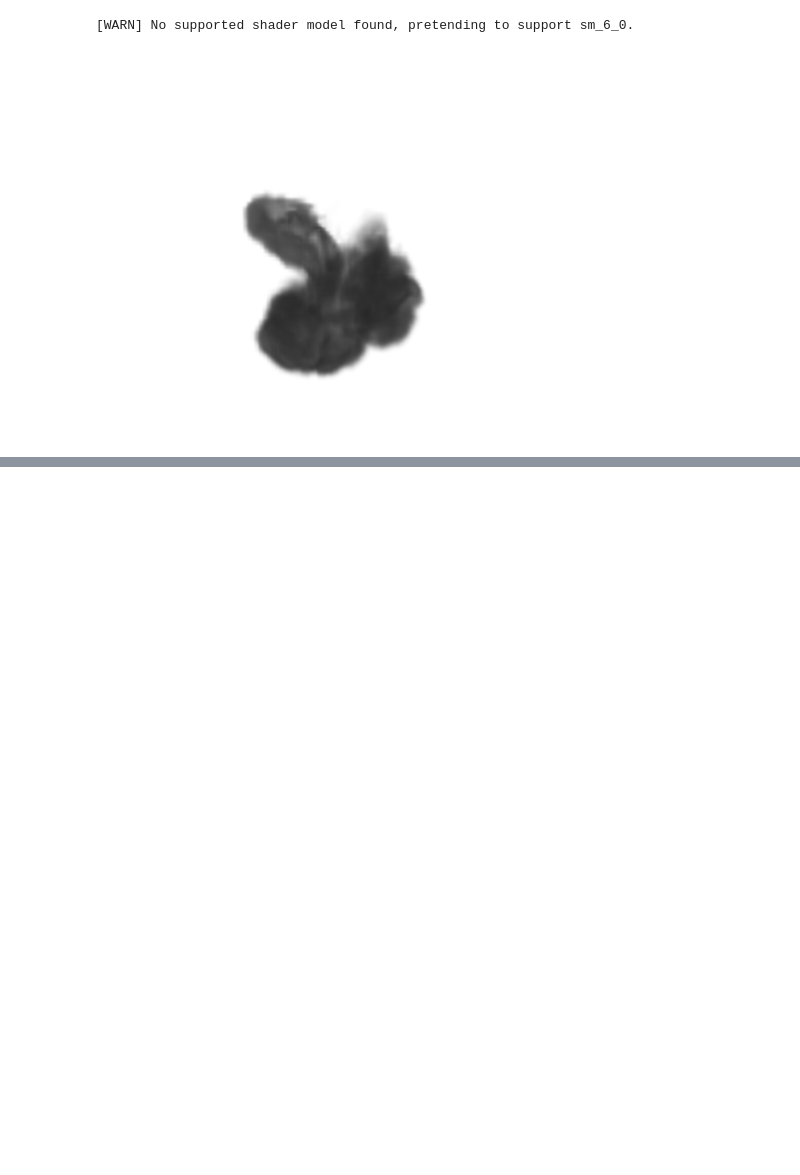
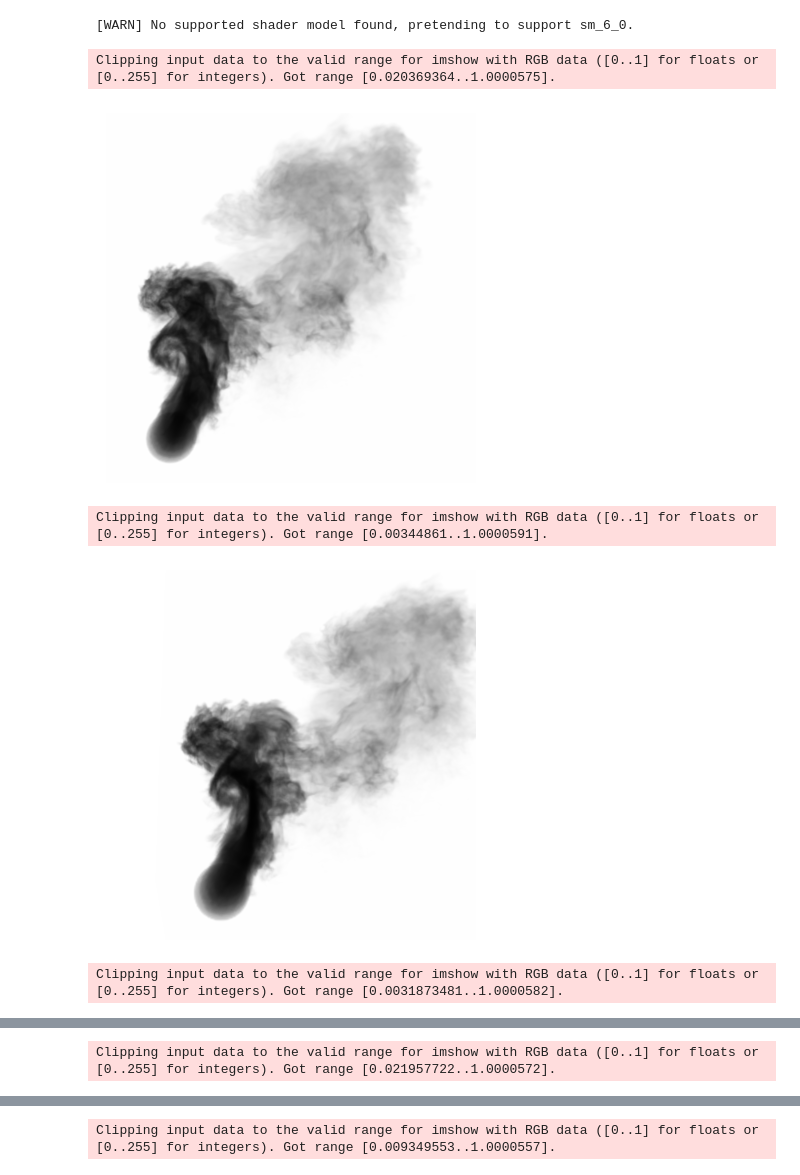
Before and after one commit to scottdmilner/cs231n-final-project, a Jupyter notebook: testing1.ipynb, the cells around one changed output, grey strips where cells are left out. Cells and saved outputs as stored; diff of their text form; code cells hidden in the pictures; blank space fills up the shorter version.

```diff
--- a/testing1.ipynb
+++ b/testing1.ipynb
@@ -33,43 +34,53 @@ renderer = Renderer(
     render_modules=renderer_modules
 )
 renderer.sqrt_spp = 1
-renderer._ambientColor = glm.vec4(0.0, 0.0, 0.0, 0.0)
-# Create camera
-camera = PerspectiveCamera()
+renderer._ambientColor = glm.vec4(1.0, 1.0, 1.0, 1.0)
 # %%
 from cs231nfinal.data import DatasetID, DataSet
 import numpy as np
 from openvdb import FloatGrid
 
-dataset = DataSet.Get(DatasetID.SMOKE_LOWRES)
+dataset = DataSet.Get(DatasetID.SMOKE_MIDRES)
 
 data_array = np.zeros(dataset.resolution)
-grid = dataset.get_grid("density", frame=80, type=FloatGrid)
-grid.copyToArray(data_array, ijk=(0,0,0))
+grid = dataset.get_grid("density", frame=70, type=FloatGrid)
+# dataset = DataSet.Get(DatasetID.TORUS)
+# data_array = np.zeros(dataset.resolution)
+# grid = dataset.get_grid("density", frame=1, type=FloatGrid)
+
+grid.copyToArray(data_array, ijk=grid.evalLeafBoundingBox()[0])
+min, max = grid.evalMinMax()
+data_array = 0.5 * ((data_array + min) / (max - min))
 # %%
 dense_volume = DenseVolume(
     name="volume",
-    data=np.broadcast_to(
-        data_array[:,:,:,np.newaxis],
-        (*dataset.resolution, 4)
+    data=np.stack(
+        3 * [np.zeros(dataset.resolution)] + [data_array],
+        axis=-1
     ).astype(np.float32),
-    transform=Transform3D(),
+    transform=Transform3D(position=glm.vec3(0,3,4)),
     properties={
         "pivot": (0.5, 0.5, 0.5),
         "voxel_size": dataset.voxel_size,
     },
 )
 # %%
-camera.transform.position = glm.vec3(0, 0, 30)
-camera.transform.rotation = glm.quat(0, 0, 0, 1)
-camera.fov = 35
+from cs231nfinal.camera import RandomCameraTransform
 
+cam_tr = RandomCameraTransform(glm.vec3(25,0,0), sigma=1.0)
 renderer.load_volume(volume=dense_volume)
-renderer.render(camera.view_matrix(), camera.fov)
+fov = 40
 
-img_res = torch.tensor(np.flipud(output_image.to_numpy()).copy(), requires_grad=True)
-plt.imshow(img_res.detach().numpy())
-plt.axis("off")
-plt.show()
+for i in range(5):
+    renderer.render(next(cam_tr), fov)
+
+    img_res = torch.tensor(np.flipud(output_image.to_numpy()).copy(), requires_grad=True)
+    plt.imshow(img_res.detach().numpy())
+    plt.axis("off")
+    plt.show()
 # %% [output]
+Clipping input data to the valid range for imshow with RGB data ([0..1] for floats or [0..255] for integers). Got range [0.020369364..1.0000575].
-[figure, old version]
+[figure, new version]
+Clipping input data to the valid range for imshow with RGB data ([0..1] for floats or [0..255] for integers). Got range [0.00344861..1.0000591].
+[figure, added]
+Clipping input data to the valid range for imshow with RGB data ([0..1] for floats or [0..255] for integers). Got range [0.0031873481..1.0000582].
@@ -75,0 +88 @@ plt.show()
+Clipping input data to the valid range for imshow with RGB data ([0..1] for floats or [0..255] for integers). Got range [0.021957722..1.0000572].
@@ -75,0 +90 @@ plt.show()
+Clipping input data to the valid range for imshow with RGB data ([0..1] for floats or [0..255] for integers). Got range [0.009349553..1.0000557].
```
Also changed, not shown: parts of 3 cells of this notebook, 5 other files.
